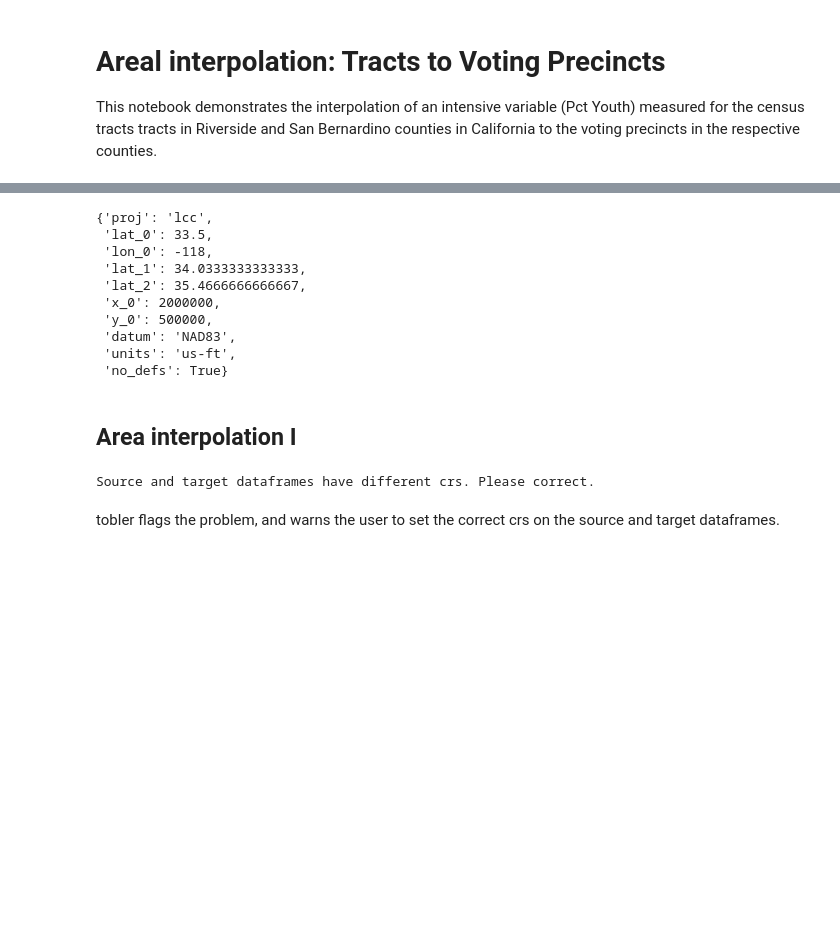
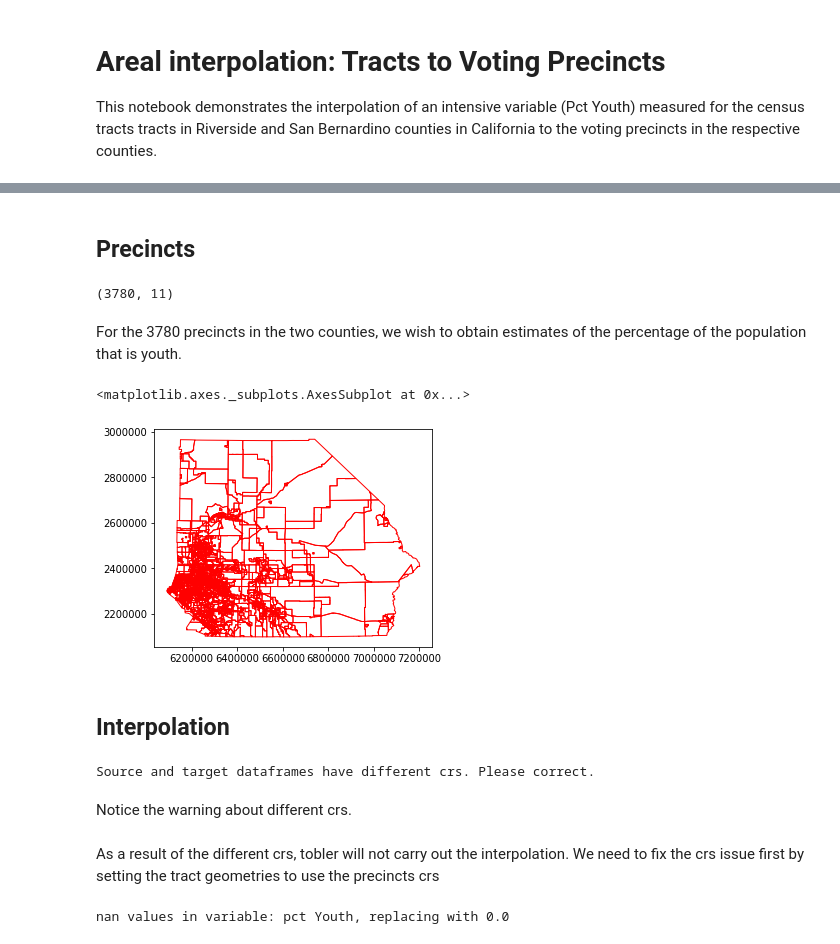
Before and after one commit to pysal/tobler, a Jupyter notebook: notebooks/precincts.ipynb, the cells around one changed output, grey strips where cells are left out. Cells and saved outputs as stored; diff of their text form; code cells hidden in the pictures; blank space fills up the shorter version.

```diff
--- a/notebooks/precincts.ipynb
+++ b/notebooks/precincts.ipynb
@@ -120,16 +33,18 @@ To retain the current behavior and silence the warning, pass 'sort=True'.
+# %% [markdown]
+## Precincts
+# %%
+precincts = geopandas.read_file('data/precincts_valid.shp') # precincts.shp was created in qgis merginging the 2 precinct shapefiles and correcting bad geometries
 # %%
-precincts.crs
+precincts.shape
 # %% [output]
-{'proj': 'lcc',
- 'lat_0': 33.5,
- 'lon_0': -118,
- 'lat_1': 34.0333333333333,
- 'lat_2': 35.4666666666667,
- 'x_0': 2000000,
- 'y_0': 500000,
- 'datum': 'NAD83',
- 'units': 'us-ft',
- 'no_defs': True}
+(3780, 11)
-# %% [markdown]
-## Area interpolation I
+# %% [markdown]
+For the 3780 precincts in the two counties, we wish to obtain estimates of the percentage of the  population that is youth.
+# %%
+precincts.plot(facecolor='none', edgecolor='r')
+# %% [output]
+<matplotlib.axes._subplots.AxesSubplot at 0x...>
+[figure, added]
+# %% [markdown]
+## Interpolation
 # %%
@@ -137,4 +52,4 @@ area_table = tobler.area_weighted.area_tables(tracts, precincts)
 # %% [output]
 Source and target dataframes have different crs. Please correct.
-# %% [markdown]
-tobler flags the problem, and warns the user to set the correct crs on the source and target dataframes.
+# %% [markdown]
+Notice the warning about different crs.
@@ -141,2 +58,8 @@ tobler flags the problem, and warns the user to set the correct crs on the sourc
+# %% [markdown]
+As a result of the different crs, tobler will not carry out the interpolation. We need to fix the crs issue first by setting the tract geometries to use the precincts crs
 # %%
 tracts = tracts.to_crs(precincts.crs)
+# %%
+estimates = tobler.area_weighted.area_interpolate_binning(tracts, precincts, intensive_variables=['pct Youth'])
+# %% [output]
+nan values in variable: pct Youth, replacing with 0.0
```
Also changed, not shown: parts of 50 cells of this notebook, 5 other files.
